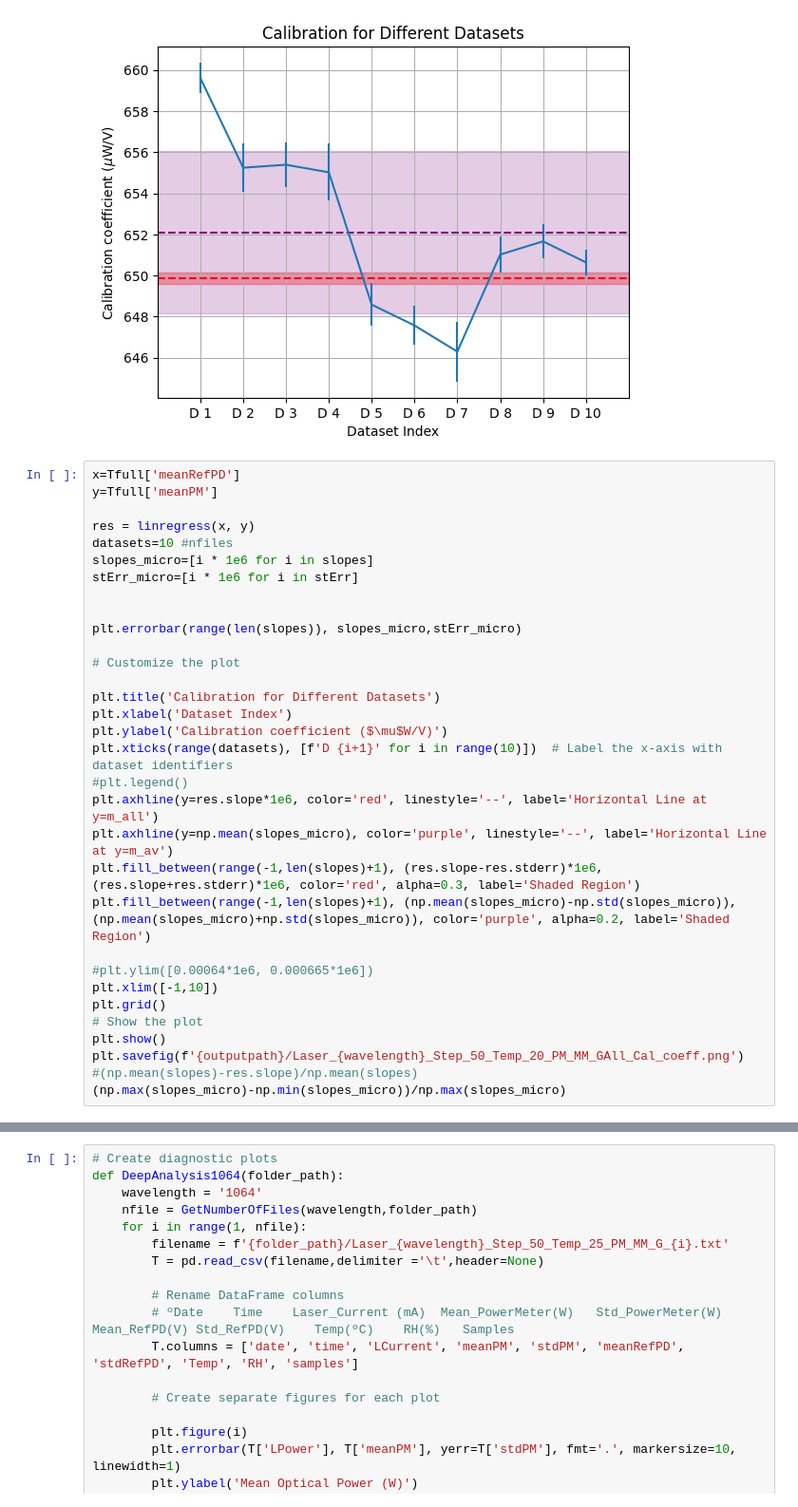
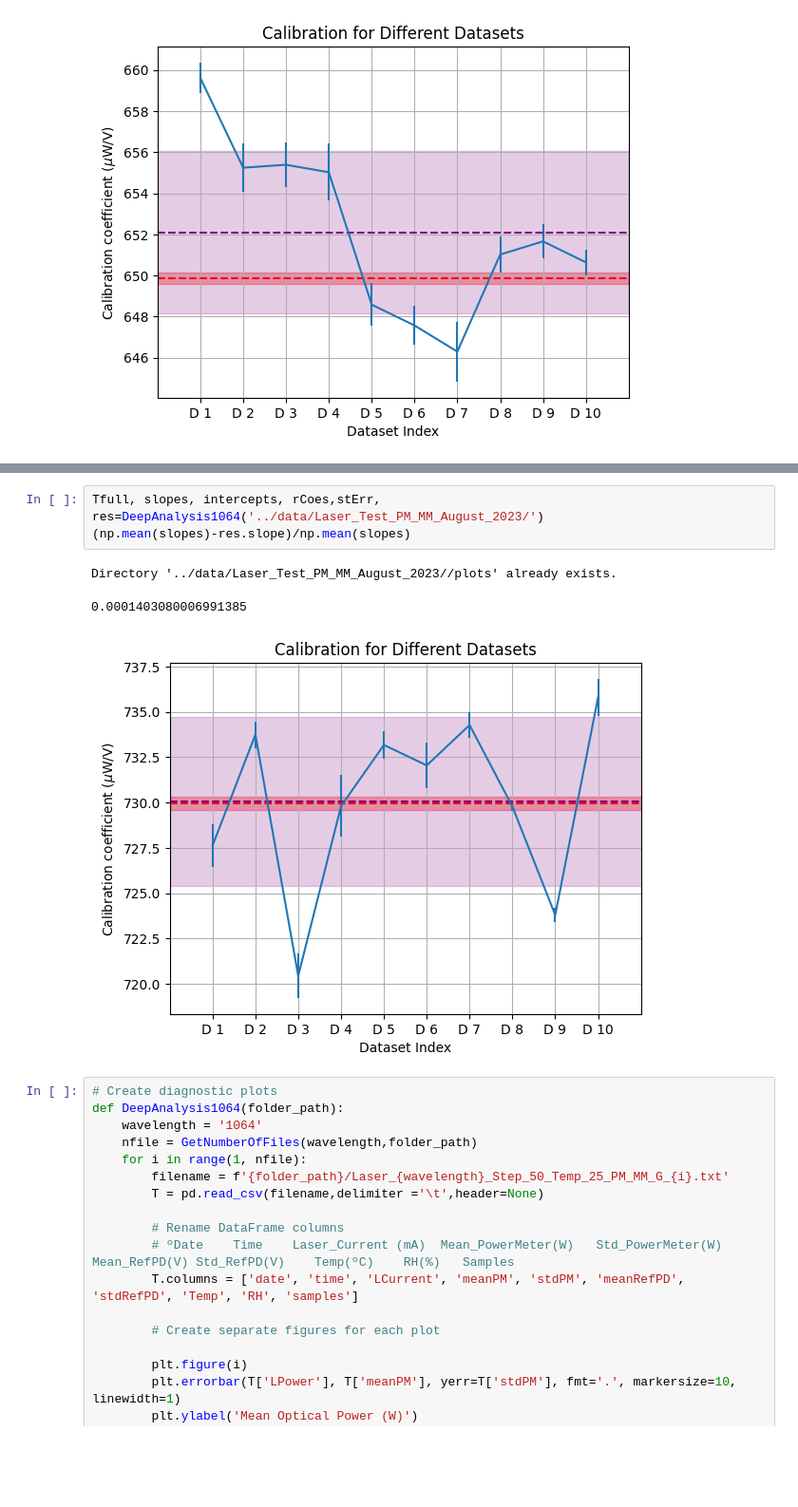
Before and after one commit to gw-ifae-dev/sensors-analysis, a Jupyter notebook: August_2023_Laser_Test_1064_532_PM_MM/notebooks/opticaltest_v3.ipynb, the cells around one changed output, grey strips where cells are left out. Shown: that part at 95% size. Saved outputs shown, nothing was run; the diff lists cells and outputs as text; blank space fills up the shorter version.

```diff
--- a/August_2023_Laser_Test_1064_532_PM_MM/notebooks/opticaltest_v3.ipynb
+++ b/August_2023_Laser_Test_1064_532_PM_MM/notebooks/opticaltest_v3.ipynb
@@ -131,35 +131,3 @@ Directory '../data/Laser_Test_PM_MM_August_2023//plots' already exists.
  0.0006516624112954694,
  0.0006506402642711994]
 [figure]
-# %%
-x=Tfull['meanRefPD']
-y=Tfull['meanPM']
-
-res = linregress(x, y)
-datasets=10 #nfiles
-slopes_micro=[i * 1e6 for i in slopes]
-stErr_micro=[i * 1e6 for i in stErr]
-
-
-plt.errorbar(range(len(slopes)), slopes_micro,stErr_micro)
-
-# Customize the plot
-
-plt.title('Calibration for Different Datasets')
-plt.xlabel('Dataset Index')
-plt.ylabel('Calibration coefficient ($\mu$W/V)')
-plt.xticks(range(datasets), [f'D {i+1}' for i in range(10)])  # Label the x-axis with dataset identifiers
-#plt.legend()
-plt.axhline(y=res.slope*1e6, color='red', linestyle='--', label='Horizontal Line at y=m_all')
-plt.axhline(y=np.mean(slopes_micro), color='purple', linestyle='--', label='Horizontal Line at y=m_av')
-plt.fill_between(range(-1,len(slopes)+1), (res.slope-res.stderr)*1e6, (res.slope+res.stderr)*1e6, color='red', alpha=0.3, label='Shaded Region')
-plt.fill_between(range(-1,len(slopes)+1), (np.mean(slopes_micro)-np.std(slopes_micro)), (np.mean(slopes_micro)+np.std(slopes_micro)), color='purple', alpha=0.2, label='Shaded Region')
-
-#plt.ylim([0.00064*1e6, 0.000665*1e6])
-plt.xlim([-1,10])
-plt.grid()
-# Show the plot
-plt.show()
-plt.savefig(f'{outputpath}/Laser_{wavelength}_Step_50_Temp_20_PM_MM_GAll_Cal_coeff.png')
-#(np.mean(slopes)-res.slope)/np.mean(slopes)
-(np.max(slopes_micro)-np.min(slopes_micro))/np.max(slopes_micro)
@@ -177,3 +237,10 @@ res.slope*1e6
+# %%
+Tfull, slopes, intercepts, rCoes,stErr, res=DeepAnalysis1064('../data/Laser_Test_PM_MM_August_2023/')
+(np.mean(slopes)-res.slope)/np.mean(slopes)
+# %% [output]
+Directory '../data/Laser_Test_PM_MM_August_2023//plots' already exists.
+0.0001403080006991385
+[figure, added]
 # %%
 # Create diagnostic plots
 def DeepAnalysis1064(folder_path):
```
Also changed, not shown: parts of 4 cells of this notebook, 31 other files.
